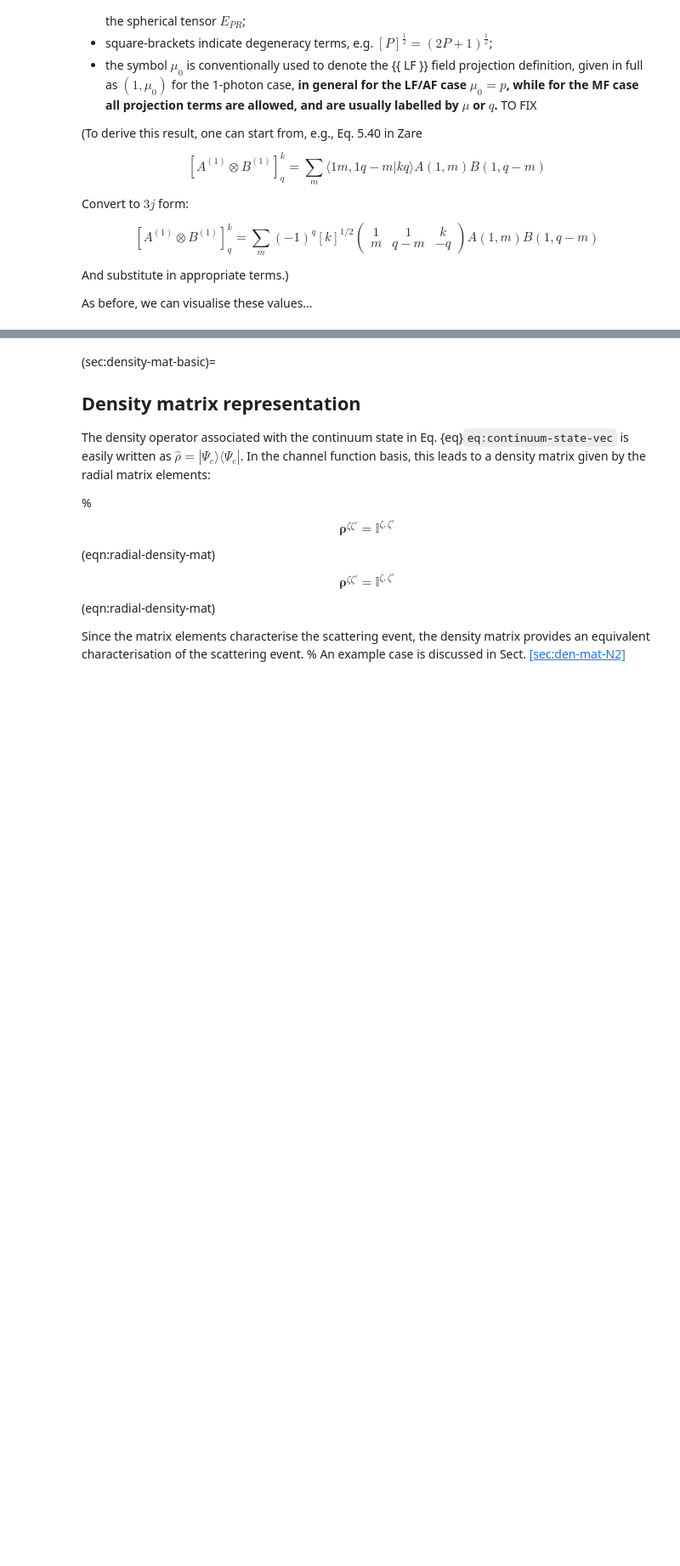
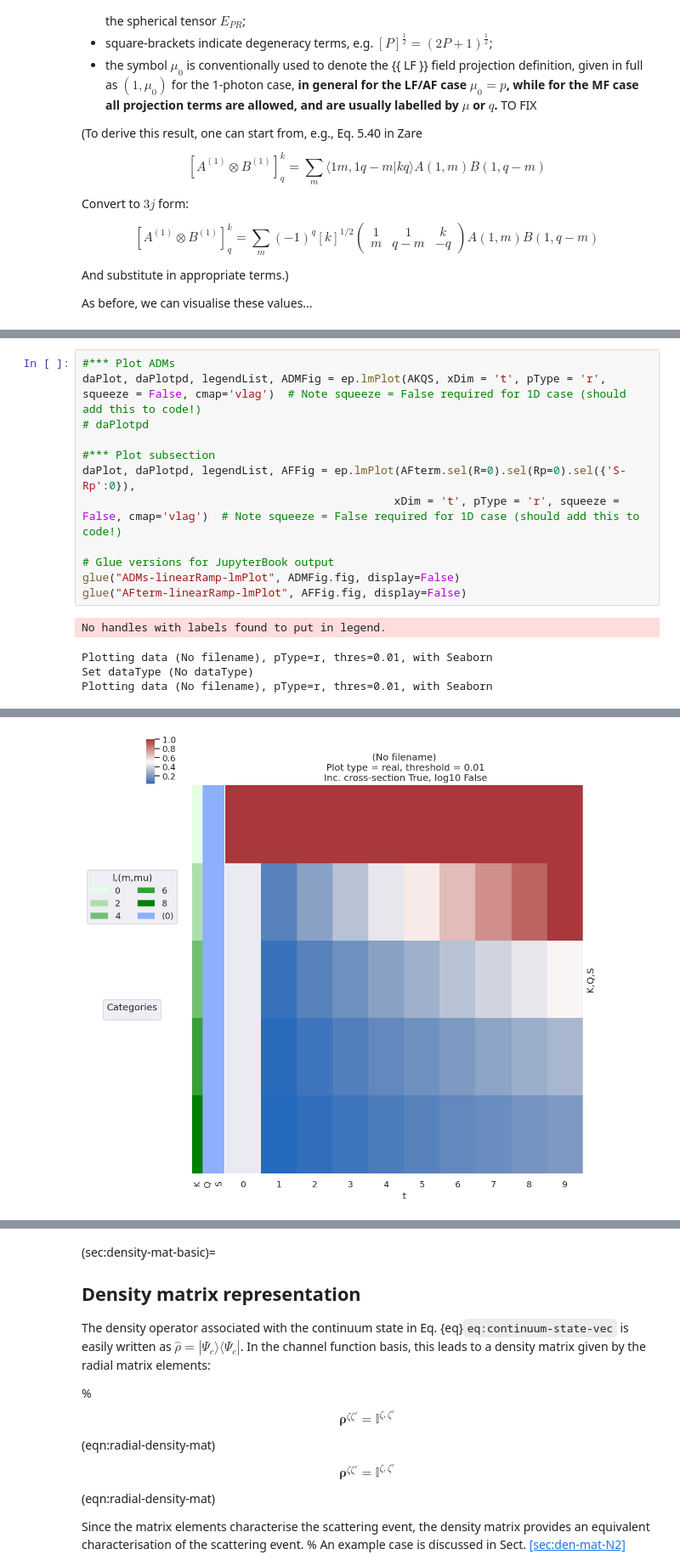
Before and after one commit to phockett/Quantum-Metrology-with-Photoelectrons-Vol3, a Jupyter notebook: doc-source/part1/theory_tensor_formalism_201122.ipynb, the cells around one changed output, grey strips where cells are left out. Shown at 85% size. Cells and saved outputs as stored; diff of their text form; blank space fills up the shorter version.

```diff
--- a/doc-source/part1/theory_tensor_formalism_201122.ipynb
+++ b/doc-source/part1/theory_tensor_formalism_201122.ipynb
@@ -668,0 +820,17 @@ Plotting data (No filename), pType=r, thres=0.01, with Seaborn
+# %%
+#*** Plot ADMs
+daPlot, daPlotpd, legendList, ADMFig = ep.lmPlot(AKQS, xDim = 't', pType = 'r', squeeze = False, cmap='vlag')  # Note squeeze = False required for 1D case (should add this to code!)
+# daPlotpd
+
+#*** Plot subsection
+daPlot, daPlotpd, legendList, AFFig = ep.lmPlot(AFterm.sel(R=0).sel(Rp=0).sel({'S-Rp':0}),
+                                               xDim = 't', pType = 'r', squeeze = False, cmap='vlag')  # Note squeeze = False required for 1D case (should add this to code!)
+
+# Glue versions for JupyterBook output
+glue("ADMs-linearRamp-lmPlot", ADMFig.fig, display=False)
+glue("AFterm-linearRamp-lmPlot", AFFig.fig, display=False)
+# %% [output]
+No handles with labels found to put in legend.
+Plotting data (No filename), pType=r, thres=0.01, with Seaborn
+Set dataType (No dataType)
+Plotting data (No filename), pType=r, thres=0.01, with Seaborn
@@ -668,0 +839 @@ Plotting data (No filename), pType=r, thres=0.01, with Seaborn
+[figure, added]
```
Also changed, not shown: parts of 28 cells of this notebook, 8 other files.
